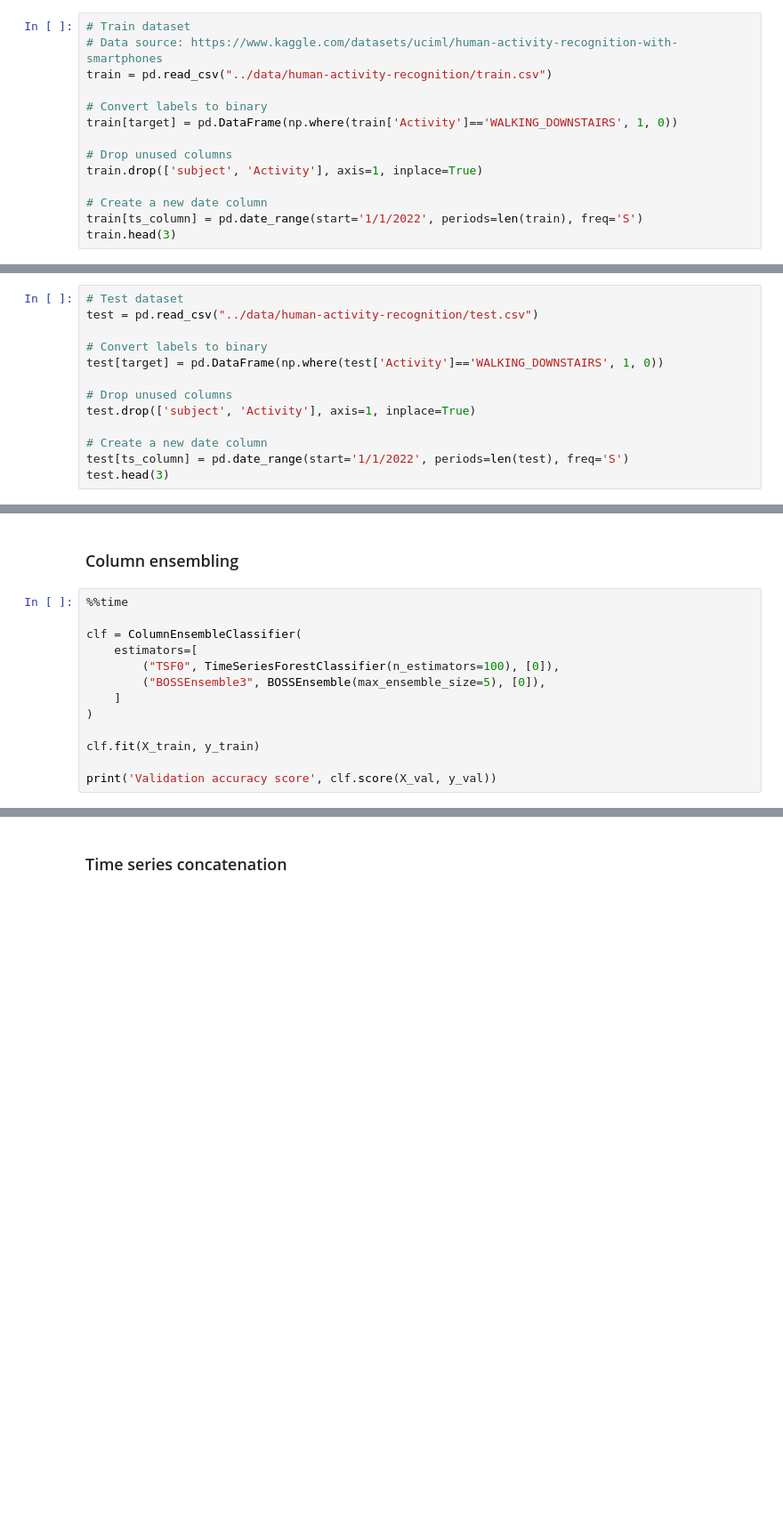
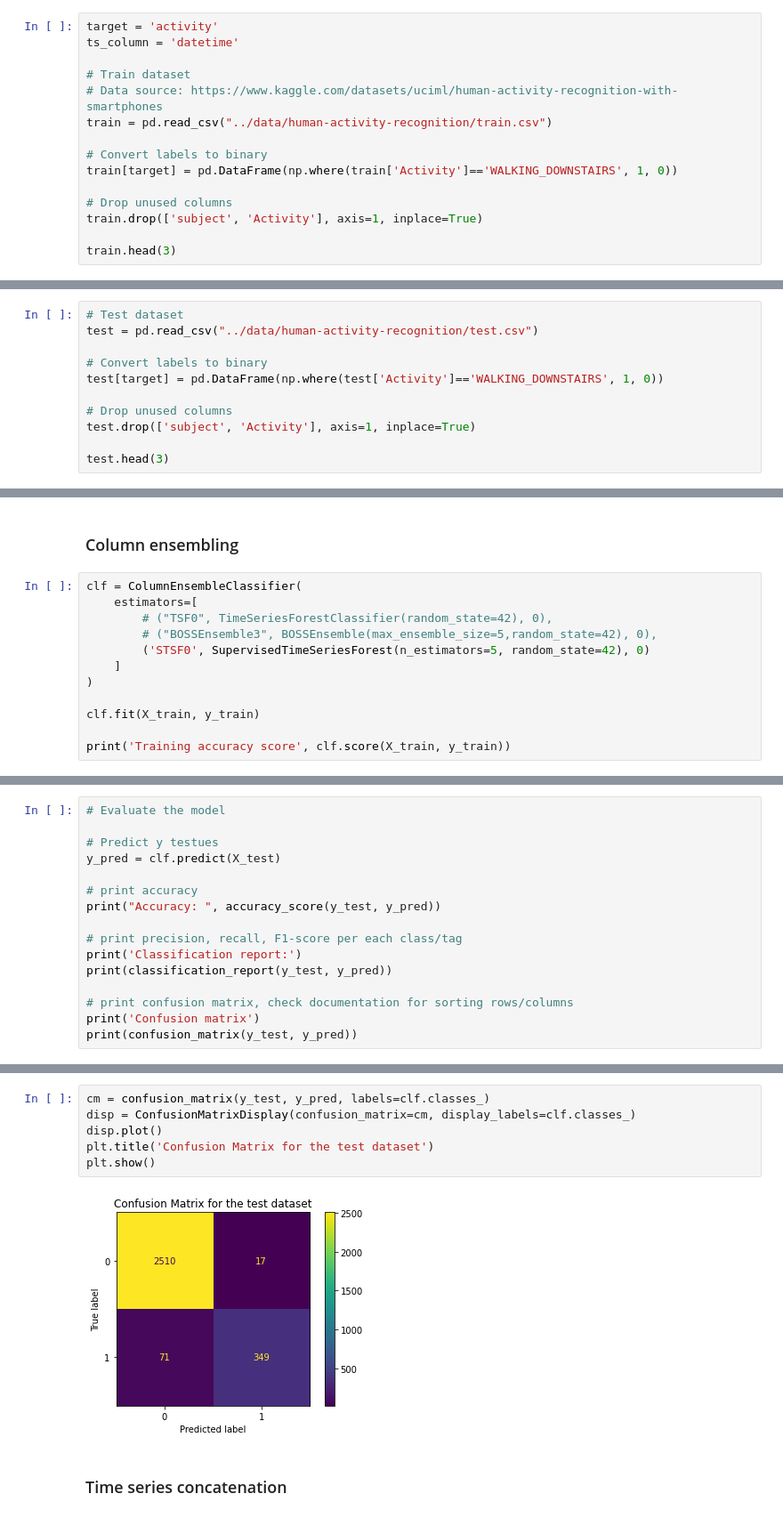
Before and after one commit to shamilnabiyev/automl-time-series, a Jupyter notebook: notebooks/sktime.ipynb, the cells around one changed output, grey strips where cells are left out. Shown at 89% size. Saved outputs shown, nothing was run; the diff lists cells and outputs as text; blank space fills up the shorter version.

Commit message:
Updated notebooks/sktime.ipynb
Added ConfusionMatrix

````diff
--- a/notebooks/sktime.ipynb
+++ b/notebooks/sktime.ipynb
@@ -44,4 +30,7 @@ ts_column = 'datetime'
 # %%
+target = 'activity'
+ts_column = 'datetime'
+
 # Train dataset
 # Data source: https://www.kaggle.com/datasets/uciml/human-activity-recognition-with-smartphones
 train = pd.read_csv("../data/human-activity-recognition/train.csv")
@@ -52,8 +41,6 @@ train[target] = pd.DataFrame(np.where(train['Activity']=='WALKING_DOWNSTAIRS', 1
 # Drop unused columns
 train.drop(['subject', 'Activity'], axis=1, inplace=True)
 
-# Create a new date column
-train[ts_column] = pd.date_range(start='1/1/2022', periods=len(train), freq='S')
 train.head(3)
 # %% [output]
 |  | tBodyAcc-mean()-X | tBodyAcc-mean()-Y | tBodyAcc-mean()-Z | tBodyAcc-std()-X | tBodyAcc-std()-Y | ... |
@@ -76,8 +58,6 @@ test[target] = pd.DataFrame(np.where(test['Activity']=='WALKING_DOWNSTAIRS', 1,
 # Drop unused columns
 test.drop(['subject', 'Activity'], axis=1, inplace=True)
 
-# Create a new date column
-test[ts_column] = pd.date_range(start='1/1/2022', periods=len(test), freq='S')
 test.head(3)
 # %% [output]
 |  | tBodyAcc-mean()-X | tBodyAcc-mean()-Y | tBodyAcc-mean()-Z | tBodyAcc-std()-X | tBodyAcc-std()-Y | ... |
@@ -117,15 +173,14 @@ Reference: [Multivariate time series classification with sktime](https://www.skt
 # %% [markdown]
 ### Column ensembling
 # %%
-%%time
-
 clf = ColumnEnsembleClassifier(
     estimators=[
-        ("TSF0", TimeSeriesForestClassifier(n_estimators=100), [0]),
-        ("BOSSEnsemble3", BOSSEnsemble(max_ensemble_size=5), [0]),
+        # ("TSF0", TimeSeriesForestClassifier(random_state=42), 0),
+        # ("BOSSEnsemble3", BOSSEnsemble(max_ensemble_size=5,random_state=42), 0),
+        ('STSF0', SupervisedTimeSeriesForest(n_estimators=5, random_state=42), 0)
     ]
 )
 
 clf.fit(X_train, y_train)
 
-print('Validation accuracy score', clf.score(X_val, y_val))
+print('Training accuracy score', clf.score(X_train, y_train))
@@ -133,3 +192,19 @@ print('Validation accuracy score', clf.score(X_val, y_val))
 ```
 TypeError: loop of ufunc does not support argument 0 of type float which has no callable sqrt method
 ```
+# %%
+# Evaluate the model
+
+# Predict y testues
+y_pred = clf.predict(X_test)
+
+# print accuracy
+print("Accuracy: ", accuracy_score(y_test, y_pred))
+
+# print precision, recall, F1-score per each class/tag
+print('Classification report:')
+print(classification_report(y_test, y_pred))
+
+# print confusion matrix, check documentation for sorting rows/columns
+print('Confusion matrix')
+print(confusion_matrix(y_test, y_pred))
@@ -136,3 +226,11 @@ TypeError: loop of ufunc does not support argument 0 of type float which has no
+# %%
+cm = confusion_matrix(y_test, y_pred, labels=clf.classes_)
+disp = ConfusionMatrixDisplay(confusion_matrix=cm, display_labels=clf.classes_)
+disp.plot()
+plt.title('Confusion Matrix for the test dataset')
+plt.show()
+# %% [output]
+[figure, added]
 # %% [markdown]
 ### Time series concatenation
 # %%
````
Also changed, not shown: parts of 22 cells of this notebook.
